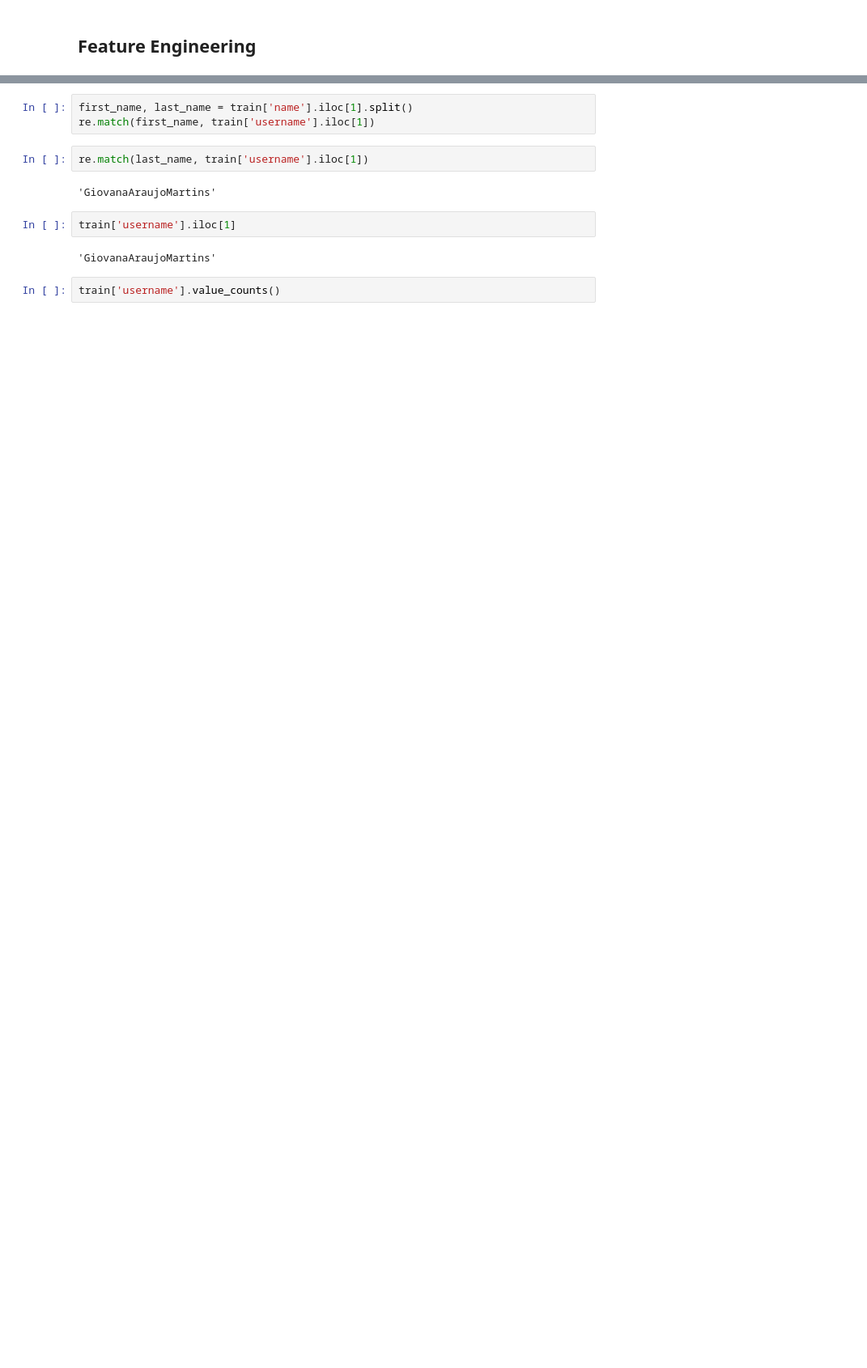
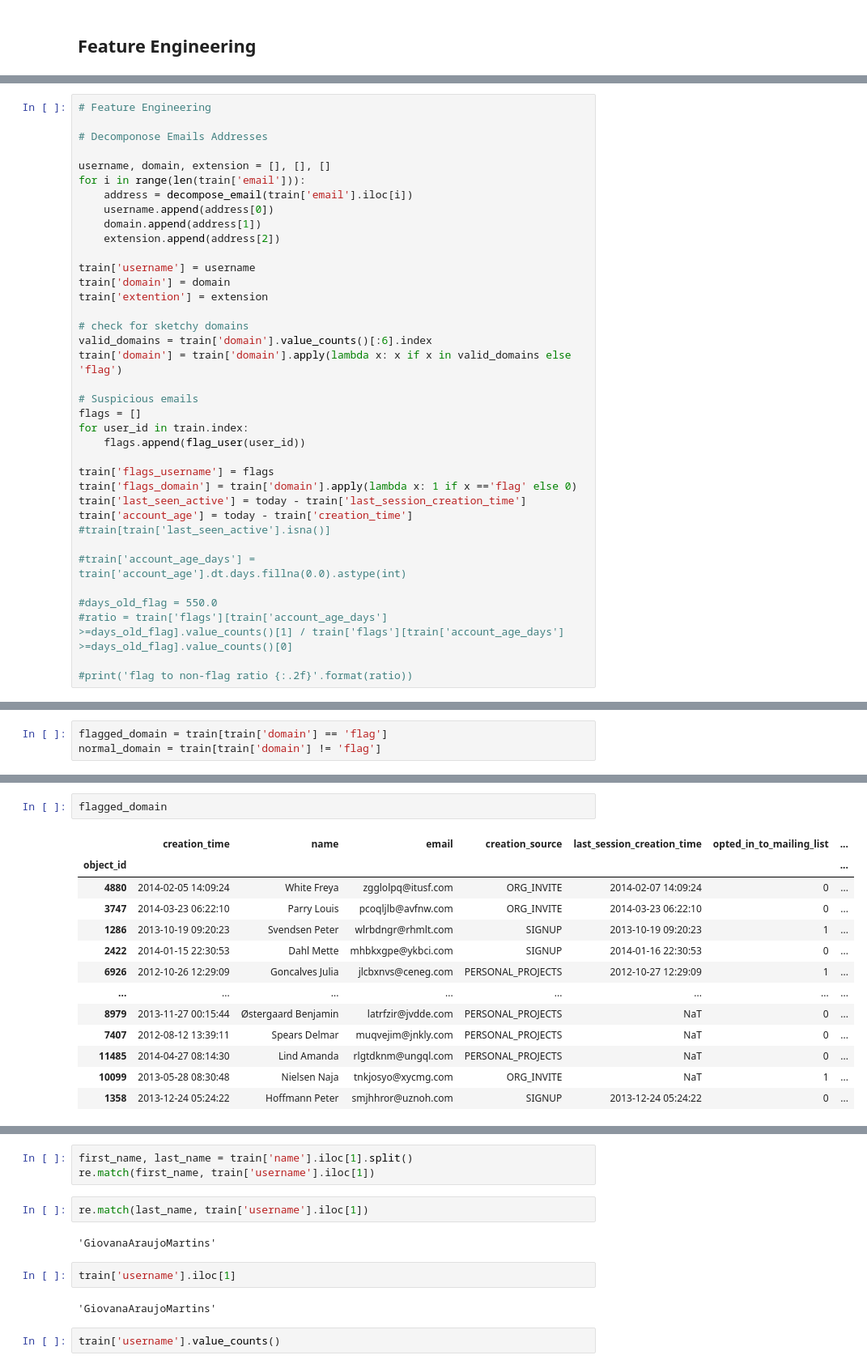
Before and after one commit to Pooret/Springboard, a Jupyter notebook: relax/relax.ipynb, the cells around one changed output, grey strips where cells are left out. Shown at 81% size. Saved outputs shown, nothing was run; the diff lists cells and outputs as text; blank space fills up the shorter version.

```diff
--- a/relax/relax.ipynb
+++ b/relax/relax.ipynb
@@ -401,0 +354,37 @@ train['flags'] = flags
+# %%
+# Feature Engineering
+
+# Decomponose Emails Addresses
+
+username, domain, extension = [], [], []
+for i in range(len(train['email'])):
+    address = decompose_email(train['email'].iloc[i])
+    username.append(address[0])
+    domain.append(address[1])
+    extension.append(address[2])
+
+train['username'] = username
+train['domain'] = domain
+train['extention'] = extension
+
+# check for sketchy domains
+valid_domains = train['domain'].value_counts()[:6].index
+train['domain'] = train['domain'].apply(lambda x: x if x in valid_domains else 'flag')
+
+# Suspicious emails
+flags = []
+for user_id in train.index:
+    flags.append(flag_user(user_id))
+
+train['flags_username'] = flags
+train['flags_domain'] = train['domain'].apply(lambda x: 1 if x =='flag' else 0)
+train['last_seen_active'] = today - train['last_session_creation_time']
+train['account_age'] = today - train['creation_time']
+#train[train['last_seen_active'].isna()]
+
+#train['account_age_days'] = train['account_age'].dt.days.fillna(0.0).astype(int)
+
+#days_old_flag = 550.0
+#ratio = train['flags'][train['account_age_days'] >=days_old_flag].value_counts()[1] / train['flags'][train['account_age_days'] >=days_old_flag].value_counts()[0]
+
+#print('flag to non-flag ratio {:.2f}'.format(ratio))
@@ -418,0 +471,3 @@ train
+# %%
+flagged_domain = train[train['domain'] == 'flag']
+normal_domain = train[train['domain'] != 'flag']
@@ -418,0 +490,16 @@ train
+# %%
+flagged_domain
+# %% [output]
+|  | creation_time | name | email | creation_source | last_session_creation_time | opted_in_to_mailing_list | ... |
+| object_id |  |  |  |  |  |  | ... |
+| 4880 | 2014-02-05 14:09:24 | White Freya | zgglolpq@itusf.com | ORG_INVITE | 2014-02-07 14:09:24 | 0 | ... |
+| 3747 | 2014-03-23 06:22:10 | Parry Louis | pcoqljlb@avfnw.com | ORG_INVITE | 2014-03-23 06:22:10 | 0 | ... |
+| 1286 | 2013-10-19 09:20:23 | Svendsen Peter | wlrbdngr@rhmlt.com | SIGNUP | 2013-10-19 09:20:23 | 1 | ... |
+| 2422 | 2014-01-15 22:30:53 | Dahl Mette | mhbkxgpe@ykbci.com | SIGNUP | 2014-01-16 22:30:53 | 0 | ... |
+| 6926 | 2012-10-26 12:29:09 | Goncalves Julia | jlcbxnvs@ceneg.com | PERSONAL_PROJECTS | 2012-10-27 12:29:09 | 1 | ... |
+| ... | ... | ... | ... | ... | ... | ... | ... |
+| 8979 | 2013-11-27 00:15:44 | Østergaard Benjamin | latrfzir@jvdde.com | PERSONAL_PROJECTS | NaT | 0 | ... |
+| 7407 | 2012-08-12 13:39:11 | Spears Delmar | muqvejim@jnkly.com | PERSONAL_PROJECTS | NaT | 0 | ... |
+| 11485 | 2014-04-27 08:14:30 | Lind Amanda | rlgtdknm@ungql.com | PERSONAL_PROJECTS | NaT | 0 | ... |
+| 10099 | 2013-05-28 08:30:48 | Nielsen Naja | tnkjosyo@xycmg.com | ORG_INVITE | NaT | 1 | ... |
+| 1358 | 2013-12-24 05:24:22 | Hoffmann Peter | smjhhror@uznoh.com | SIGNUP | 2013-12-24 05:24:22 | 0 | ... |
```
Also changed, not shown: parts of 36 cells of this notebook.
